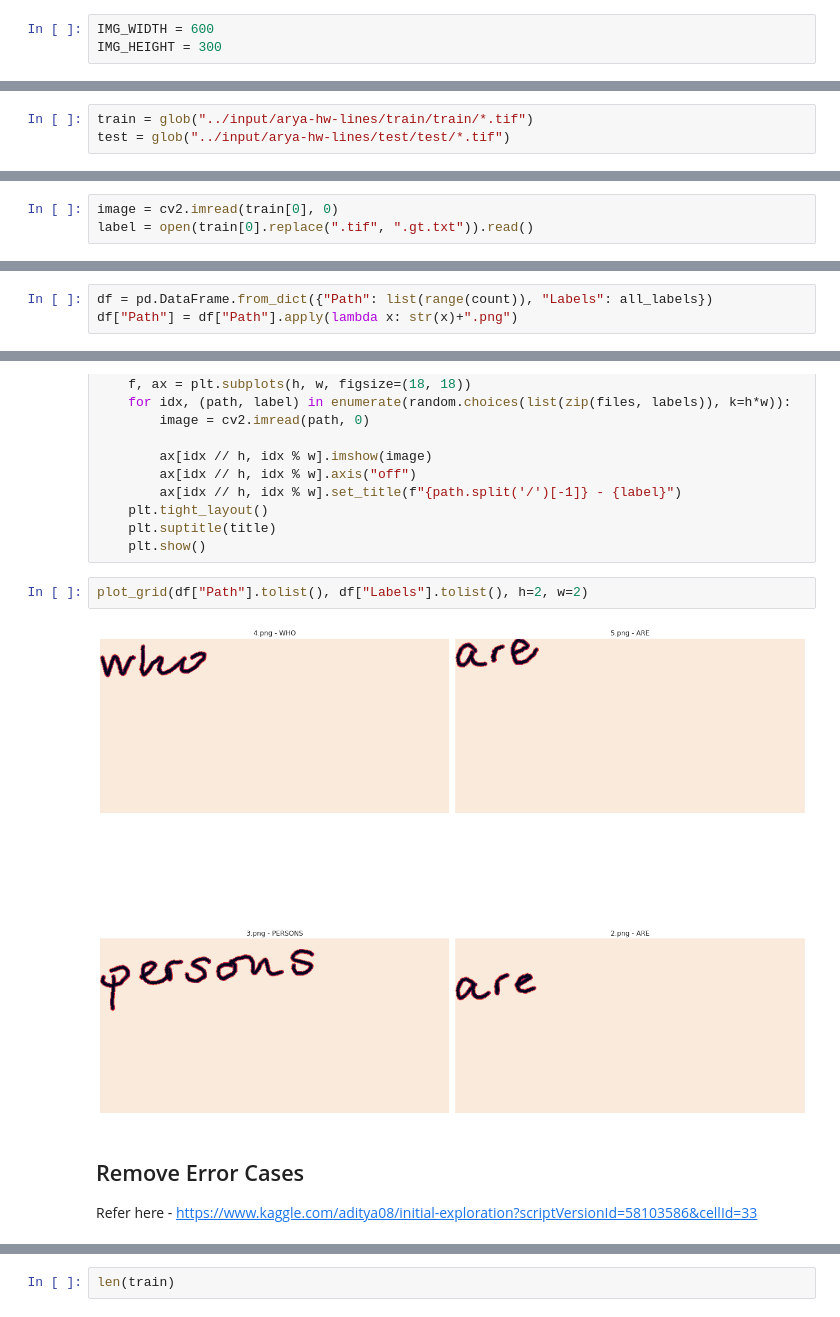
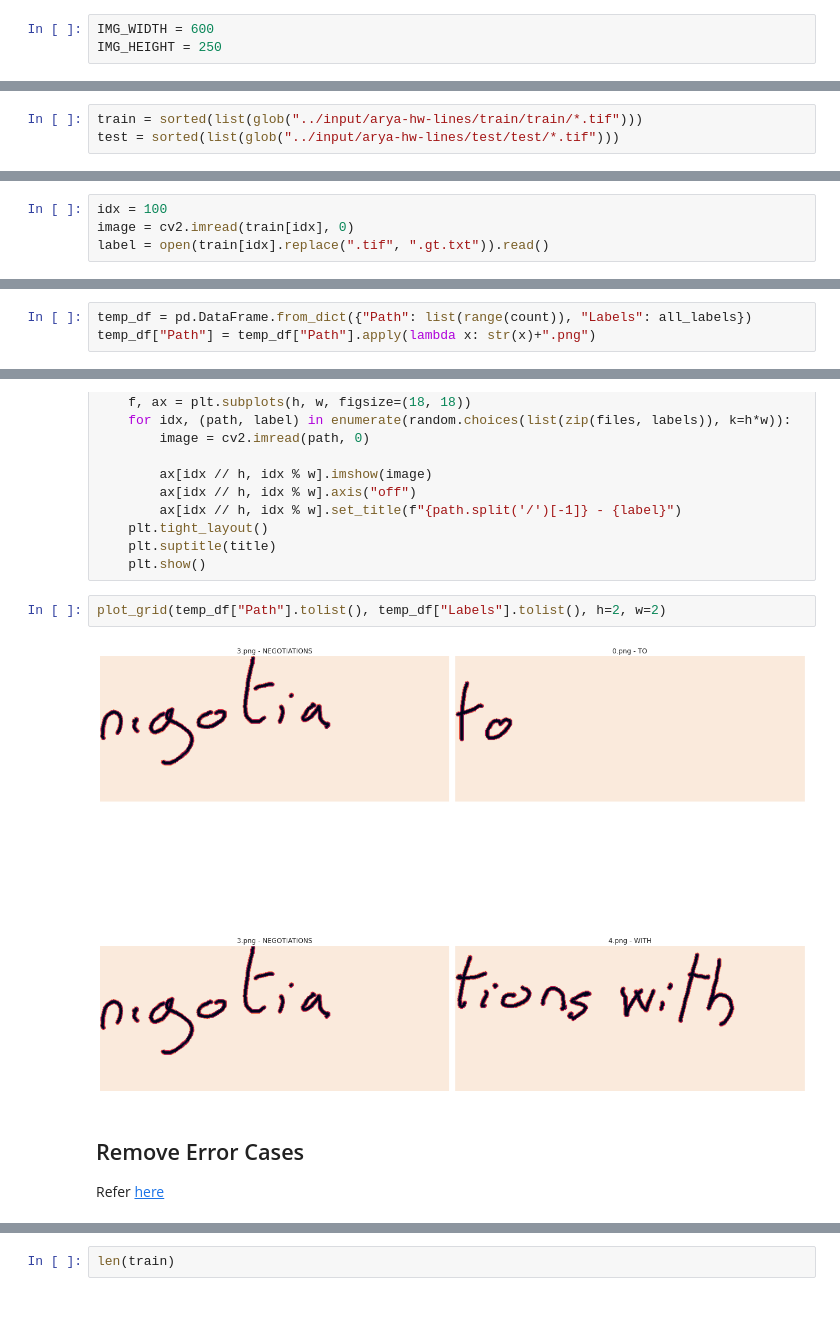
Before and after one commit to adimyth/handwritten_ocr, a Jupyter notebook: notebooks/create_word_level_data.ipynb, the cells around one changed output, grey strips where cells are left out. Drawn from its saved outputs; the diff is of its cells as text.

```diff
--- a/notebooks/create_word_level_data.ipynb
+++ b/notebooks/create_word_level_data.ipynb
@@ -21,19 +21,20 @@ plt.rcParams["figure.figsize"] = (12, 9)
 sns.set_style("darkgrid")
 # %%
 IMG_WIDTH = 600
-IMG_HEIGHT = 300
+IMG_HEIGHT = 250
 # %% [markdown]
 ## Loading the train and test data
 # %%
-train = glob("../input/arya-hw-lines/train/train/*.tif")
-test = glob("../input/arya-hw-lines/test/test/*.tif")
+train = sorted(list(glob("../input/arya-hw-lines/train/train/*.tif")))
+test = sorted(list(glob("../input/arya-hw-lines/test/test/*.tif")))
 # %%
 len(train), len(test)
 # %% [output]
 (11000, 994)
 # %%
-image = cv2.imread(train[0], 0)
-label = open(train[0].replace(".tif", ".gt.txt")).read()
+idx = 100
+image = cv2.imread(train[idx], 0)
+label = open(train[idx].replace(".tif", ".gt.txt")).read()
 # %%
 print(label)
 _ = plt.imshow(image)
@@ -215,8 +212,8 @@ if len(text_pieces) == len(image_pieces):
         count+=1
     all_labels.extend(text_pieces)
 # %%
-df = pd.DataFrame.from_dict({"Path": list(range(count)), "Labels": all_labels})
-df["Path"] = df["Path"].apply(lambda x: str(x)+".png")
+temp_df = pd.DataFrame.from_dict({"Path": list(range(count)), "Labels": all_labels})
+temp_df["Path"] = temp_df["Path"].apply(lambda x: str(x)+".png")
 # %%
 def plot_grid(files, labels=None, h=3, w=3, title=""):
     if not labels:
@@ -232,11 +229,11 @@ def plot_grid(files, labels=None, h=3, w=3, title=""):
     plt.suptitle(title)
     plt.show()
 # %%
-plot_grid(df["Path"].tolist(), df["Labels"].tolist(), h=2, w=2)
+plot_grid(temp_df["Path"].tolist(), temp_df["Labels"].tolist(), h=2, w=2)
 # %% [output]
-[figure, old version]
+[figure, new version]
 # %% [markdown]
 ## Remove Error Cases
 
-Refer here - https://www.kaggle.com/aditya08/initial-exploration?scriptVersionId=58103586&cellId=33
+Refer [here](https://www.kaggle.com/aditya08/initial-exploration?scriptVersionId=58103586&cellId=33)
 # %%
```
Also changed, not shown: parts of 66 cells of this notebook, 12 other files.
